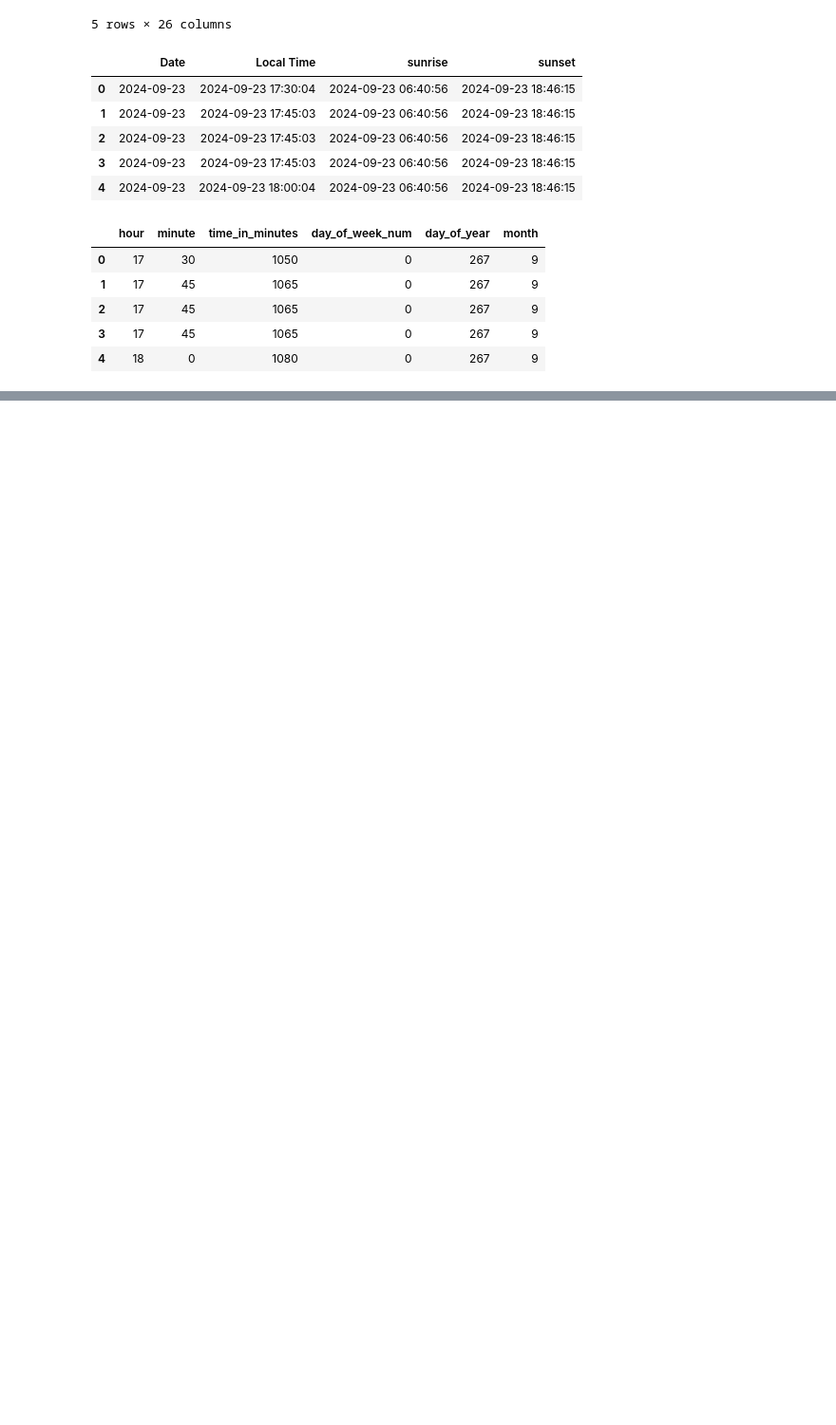
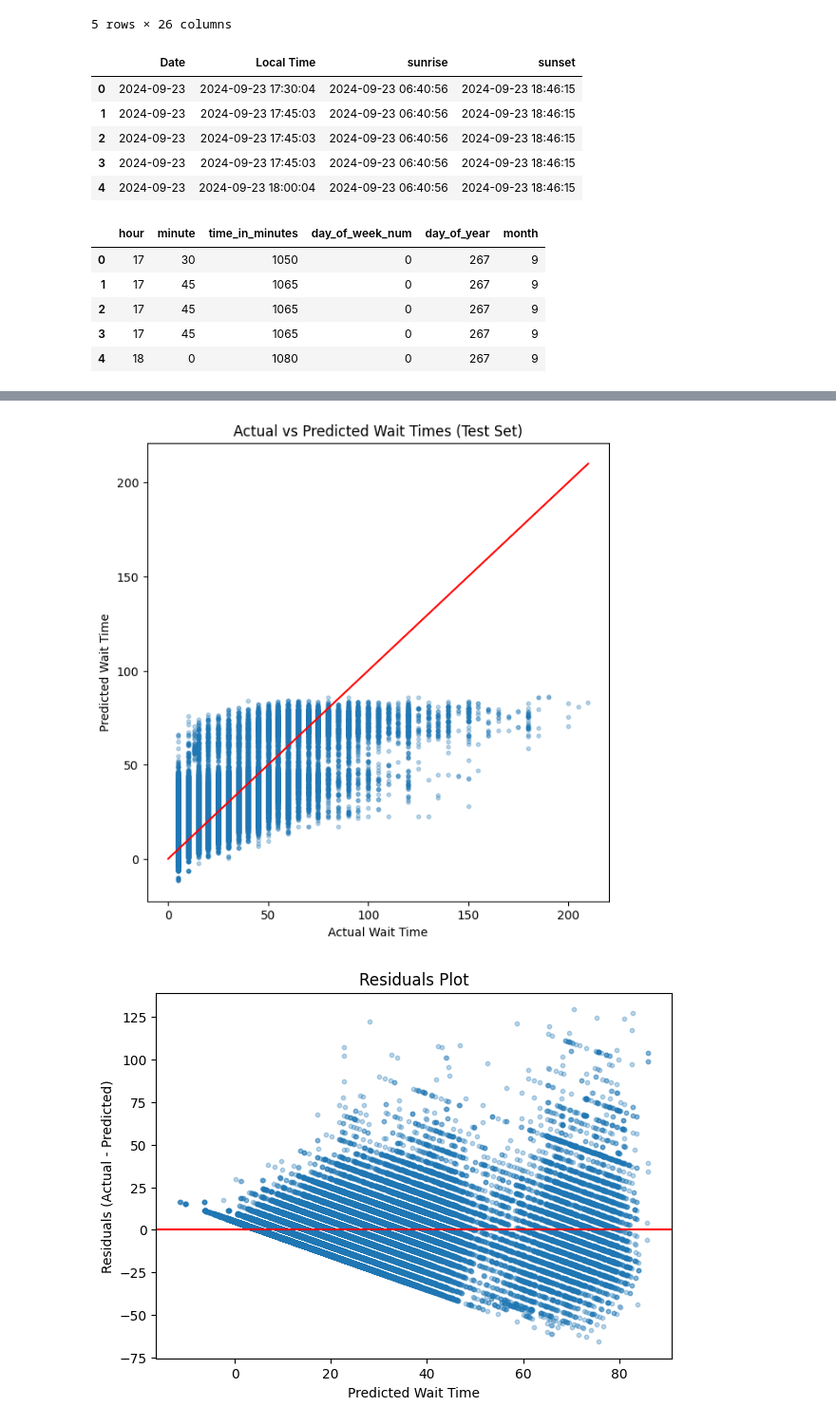
Before and after one commit to maggiecope/comp351-ai-project, a Jupyter notebook: PCasaschi_LinearRegression.ipynb, the cells around one changed output, grey strips where cells are left out. Shown: that part at 95% size. Saved outputs shown, nothing was run; the diff lists cells and outputs as text; code cells hidden in the pictures; blank space fills up the shorter version.

```diff
--- a/PCasaschi_LinearRegression.ipynb
+++ b/PCasaschi_LinearRegression.ipynb
@@ -87,3 +87,14 @@ df[["hour", "minute", "time_in_minutes", "day_of_week_num", "day_of_year", "mont
 | 2 | 17 | 45 | 1065 | 0 | 267 | 9 |
 | 3 | 17 | 45 | 1065 | 0 | 267 | 9 |
 | 4 | 18 | 0 | 1080 | 0 | 267 | 9 |
+# %%
+# STEP 4: One-hot encode categorical values
+
+# Choose which to convert
+categorical_cols = ["Land", "Ride", "Day of Week", "conditions"]
+
+# Convert them to dummy vars
+df_encoded = pd.get_dummies(df, columns=categorical_cols, drop_first=True)
+
+# Preview
+df_encoded.head()
@@ -89,0 +175,26 @@ df[["hour", "minute", "time_in_minutes", "day_of_week_num", "day_of_year", "mont
+# %%
+# STEP 7: Visual evaluation of linear regression performance
+import matplotlib.pyplot as plt
+
+# Scatter: Actual vs Predicted (Test Set)
+plt.figure(figsize=(7,7))
+plt.scatter(y_test, y_pred_test, alpha=0.3, s=10)
+plt.xlabel("Actual Wait Time")
+plt.ylabel("Predicted Wait Time")
+plt.title("Actual vs Predicted Wait Times (Test Set)")
+plt.plot([0, max(y_test)], [0, max(y_test)], color="red")
+plt.show()
+
+# Residuals plot
+residuals = y_test - y_pred_test
+
+plt.figure(figsize=(7,5))
+plt.scatter(y_pred_test, residuals, alpha=0.3, s=10)
+plt.axhline(0, color="red")
+plt.xlabel("Predicted Wait Time")
+plt.ylabel("Residuals (Actual - Predicted)")
+plt.title("Residuals Plot")
+plt.show()
+# %% [output]
+[figure, added]
+[figure, added]
```
Also changed, not shown: parts of 4 cells of this notebook.
